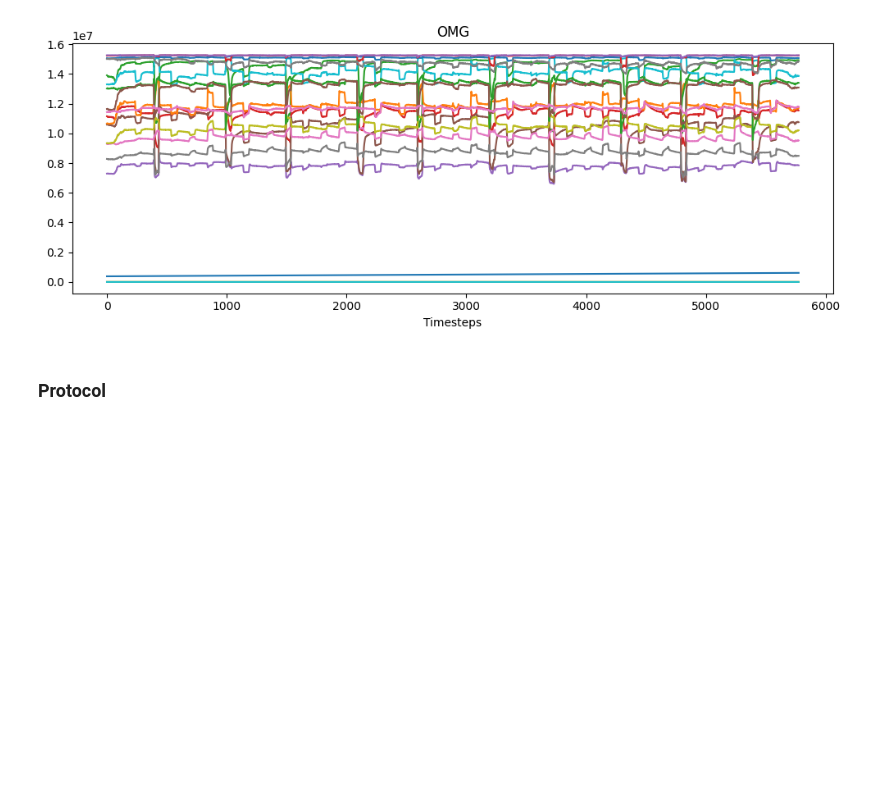
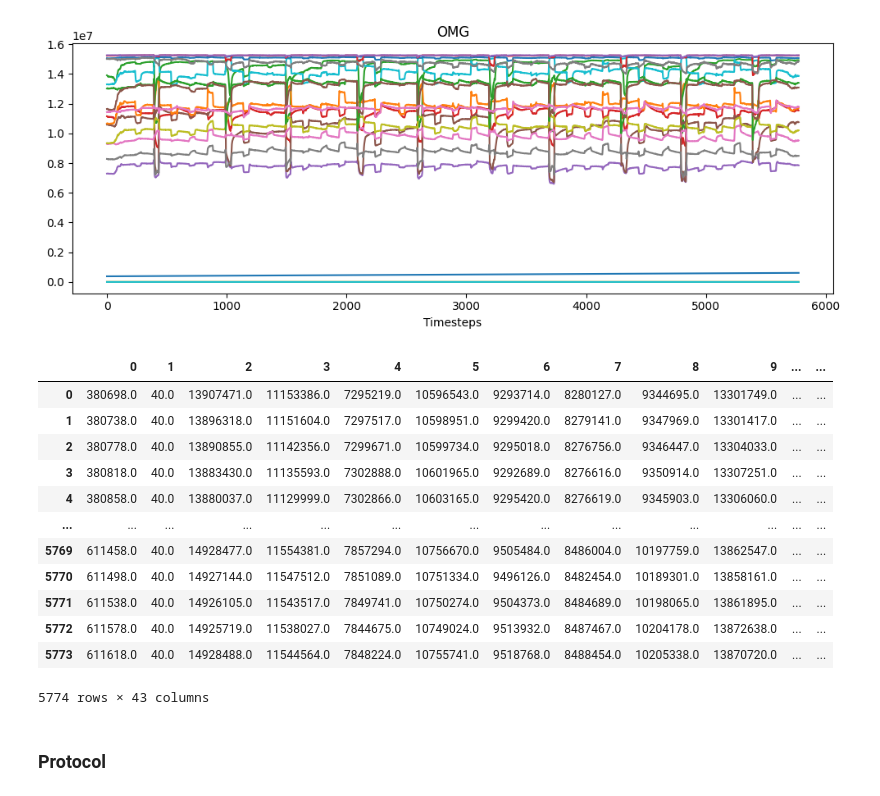
Before and after one commit to Davids001/Projects, a Jupyter notebook: Стажировка Моторика /baseline_logreg.ipynb, the cells around one changed output. Saved outputs shown, nothing was run; the diff lists cells and outputs as text; code cells hidden in the pictures; blank space fills up the shorter version.

```diff
--- a/Стажировка Моторика /baseline_logreg.ipynb
+++ b/Стажировка Моторика /baseline_logreg.ipynb
@@ -167,6 +167,22 @@ plt.xlabel('Timesteps')
 plt.tight_layout()
 # %% [output]
 [figure]
+# %%
+gestures
+# %% [output]
+|  | 0 | 1 | 2 | 3 | 4 | 5 | 6 | 7 | 8 | 9 | ... | ... |
+| 0 | 380698.0 | 40.0 | 13907471.0 | 11153386.0 | 7295219.0 | 10596543.0 | 9293714.0 | 8280127.0 | 9344695.0 | 13301749.0 | ... | ... |
+| 1 | 380738.0 | 40.0 | 13896318.0 | 11151604.0 | 7297517.0 | 10598951.0 | 9299420.0 | 8279141.0 | 9347969.0 | 13301417.0 | ... | ... |
+| 2 | 380778.0 | 40.0 | 13890855.0 | 11142356.0 | 7299671.0 | 10599734.0 | 9295018.0 | 8276756.0 | 9346447.0 | 13304033.0 | ... | ... |
+| 3 | 380818.0 | 40.0 | 13883430.0 | 11135593.0 | 7302888.0 | 10601965.0 | 9292689.0 | 8276616.0 | 9350914.0 | 13307251.0 | ... | ... |
+| 4 | 380858.0 | 40.0 | 13880037.0 | 11129999.0 | 7302866.0 | 10603165.0 | 9295420.0 | 8276619.0 | 9345903.0 | 13306060.0 | ... | ... |
+| ... | ... | ... | ... | ... | ... | ... | ... | ... | ... | ... | ... | ... |
+| 5769 | 611458.0 | 40.0 | 14928477.0 | 11554381.0 | 7857294.0 | 10756670.0 | 9505484.0 | 8486004.0 | 10197759.0 | 13862547.0 | ... | ... |
+| 5770 | 611498.0 | 40.0 | 14927144.0 | 11547512.0 | 7851089.0 | 10751334.0 | 9496126.0 | 8482454.0 | 10189301.0 | 13858161.0 | ... | ... |
+| 5771 | 611538.0 | 40.0 | 14926105.0 | 11543517.0 | 7849741.0 | 10750274.0 | 9504373.0 | 8484689.0 | 10198065.0 | 13861895.0 | ... | ... |
+| 5772 | 611578.0 | 40.0 | 14925719.0 | 11538027.0 | 7844675.0 | 10749024.0 | 9513932.0 | 8487467.0 | 10204178.0 | 13872638.0 | ... | ... |
+| 5773 | 611618.0 | 40.0 | 14928488.0 | 11544564.0 | 7848224.0 | 10755741.0 | 9518768.0 | 8488454.0 | 10205338.0 | 13870720.0 | ... | ... |
+5774 rows × 43 columns
 # %% [markdown]
 ### Protocol
 # %%
```
Also changed, not shown: parts of 4 cells of this notebook, 1 other file.
